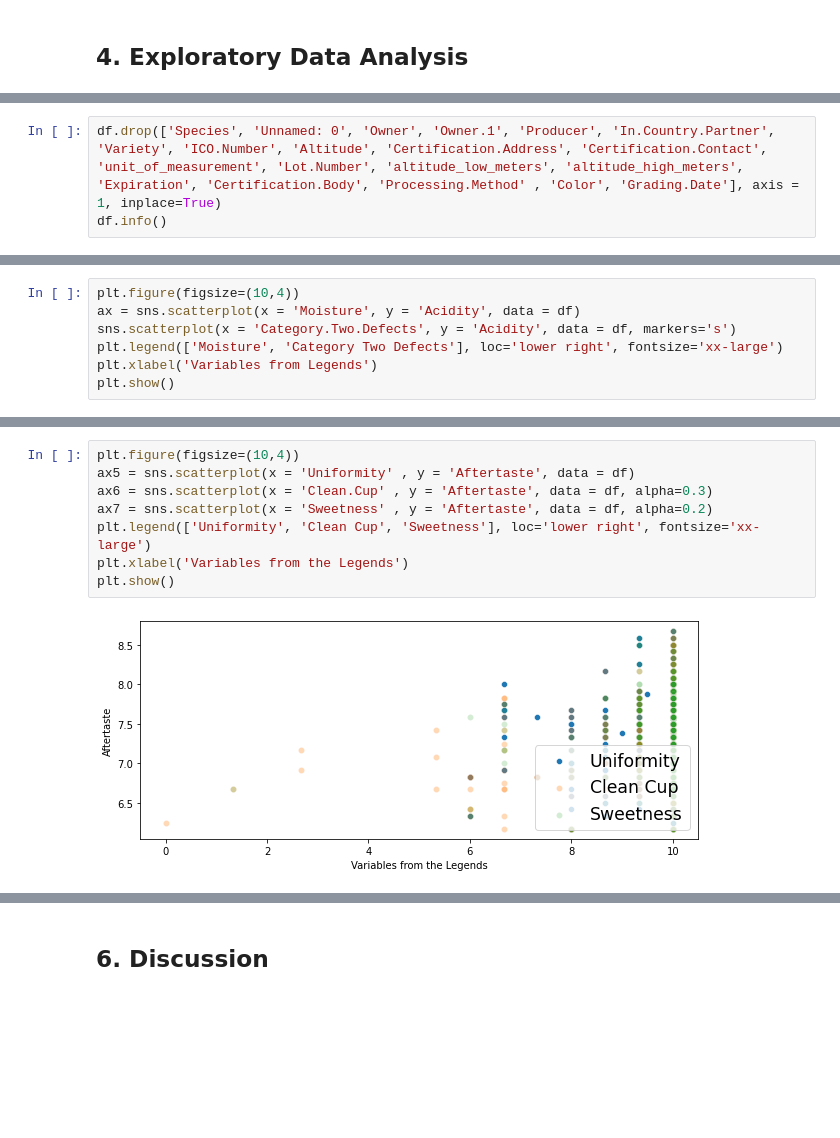
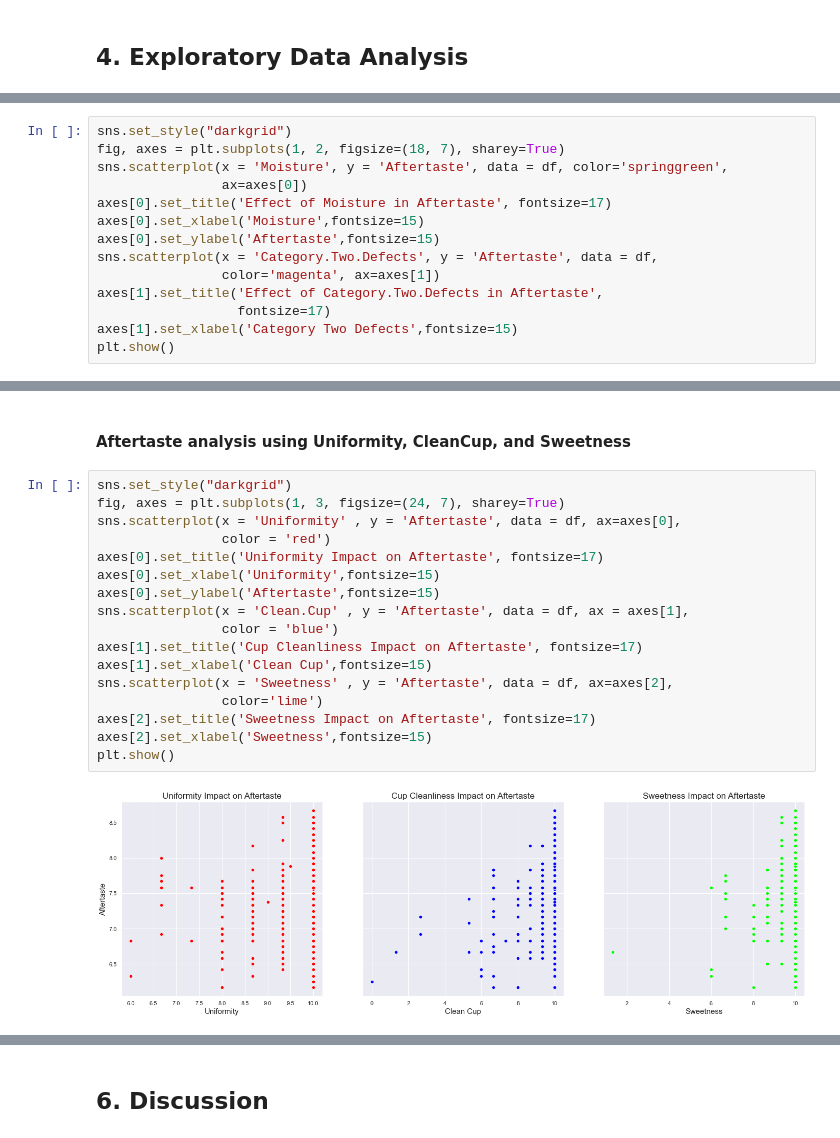
Before and after one commit to 00susant/Coffee-Aftertaste-Analysis, a Jupyter notebook: Analysis and Model Fitting.ipynb, the cells around one changed output, grey strips where cells are left out. Drawn from its saved outputs; the diff is of its cells as text; blank space fills up the shorter version.

```diff
--- a/Analysis and Model Fitting.ipynb
+++ b/Analysis and Model Fitting.ipynb
@@ -25,3 +247,0 @@ df.shape
-# %%
-df.drop(['Species', 'Unnamed: 0', 'Owner', 'Owner.1', 'Producer', 'In.Country.Partner', 'Variety', 'ICO.Number', 'Altitude', 'Certification.Address', 'Certification.Contact', 'unit_of_measurement', 'Lot.Number', 'altitude_low_meters', 'altitude_high_meters', 'Expiration', 'Certification.Body', 'Processing.Method' , 'Color', 'Grading.Date'], axis = 1, inplace=True)
-df.info()
@@ -123,8 +293,15 @@ df = df[df['Body']>5.50]
 # %%
-plt.figure(figsize=(10,4))
-ax = sns.scatterplot(x = 'Moisture', y = 'Acidity', data = df)
-sns.scatterplot(x = 'Category.Two.Defects', y = 'Acidity', data = df, markers='s')
-plt.legend(['Moisture', 'Category Two Defects'], loc='lower right', fontsize='xx-large')
-plt.xlabel('Variables from Legends')
+sns.set_style("darkgrid")
+fig, axes = plt.subplots(1, 2, figsize=(18, 7), sharey=True)
+sns.scatterplot(x = 'Moisture', y = 'Aftertaste', data = df, color='springgreen',
+                ax=axes[0])
+axes[0].set_title('Effect of Moisture in Aftertaste', fontsize=17)
+axes[0].set_xlabel('Moisture',fontsize=15)
+axes[0].set_ylabel('Aftertaste',fontsize=15)
+sns.scatterplot(x = 'Category.Two.Defects', y = 'Aftertaste', data = df,
+                color='magenta', ax=axes[1])
+axes[1].set_title('Effect of Category.Two.Defects in Aftertaste',
+                  fontsize=17)
+axes[1].set_xlabel('Category Two Defects',fontsize=15)
 plt.show()
 # %% [output]
@@ -132,10 +312,21 @@ plt.show()
+# %% [markdown]
+#### Aftertaste analysis using Uniformity, CleanCup, and Sweetness
 # %%
-plt.figure(figsize=(10,4))
-ax5 = sns.scatterplot(x = 'Uniformity' , y = 'Aftertaste', data = df)
-ax6 = sns.scatterplot(x = 'Clean.Cup' , y = 'Aftertaste', data = df, alpha=0.3)
-ax7 = sns.scatterplot(x = 'Sweetness' , y = 'Aftertaste', data = df, alpha=0.2)
-plt.legend(['Uniformity', 'Clean Cup', 'Sweetness'], loc='lower right', fontsize='xx-large')
-plt.xlabel('Variables from the Legends')
+sns.set_style("darkgrid")
+fig, axes = plt.subplots(1, 3, figsize=(24, 7), sharey=True)
+sns.scatterplot(x = 'Uniformity' , y = 'Aftertaste', data = df, ax=axes[0],
+                color = 'red')
+axes[0].set_title('Uniformity Impact on Aftertaste', fontsize=17)
+axes[0].set_xlabel('Uniformity',fontsize=15)
+axes[0].set_ylabel('Aftertaste',fontsize=15)
+sns.scatterplot(x = 'Clean.Cup' , y = 'Aftertaste', data = df, ax = axes[1],
+                color = 'blue')
+axes[1].set_title('Cup Cleanliness Impact on Aftertaste', fontsize=17)
+axes[1].set_xlabel('Clean Cup',fontsize=15)
+sns.scatterplot(x = 'Sweetness' , y = 'Aftertaste', data = df, ax=axes[2],
+                color='lime')
+axes[2].set_title('Sweetness Impact on Aftertaste', fontsize=17)
+axes[2].set_xlabel('Sweetness',fontsize=15)
 plt.show()
 # %% [output]
-[figure, old version]
+[figure, new version]
```
Also changed, not shown: parts of 104 cells of this notebook, 27 other files.
